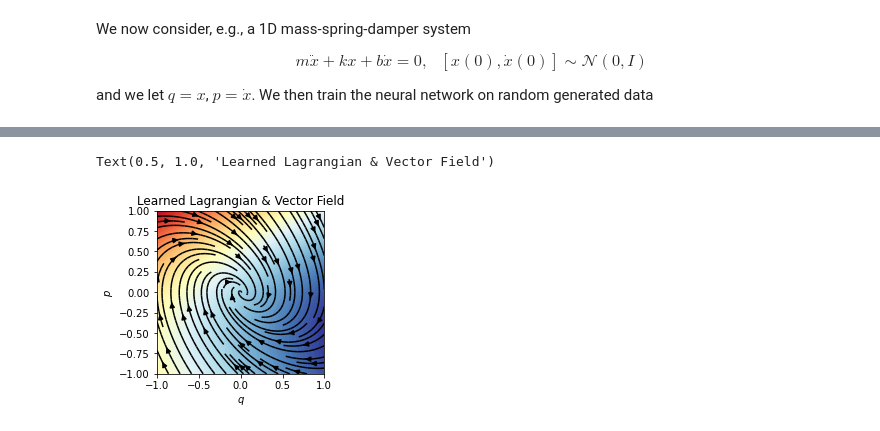
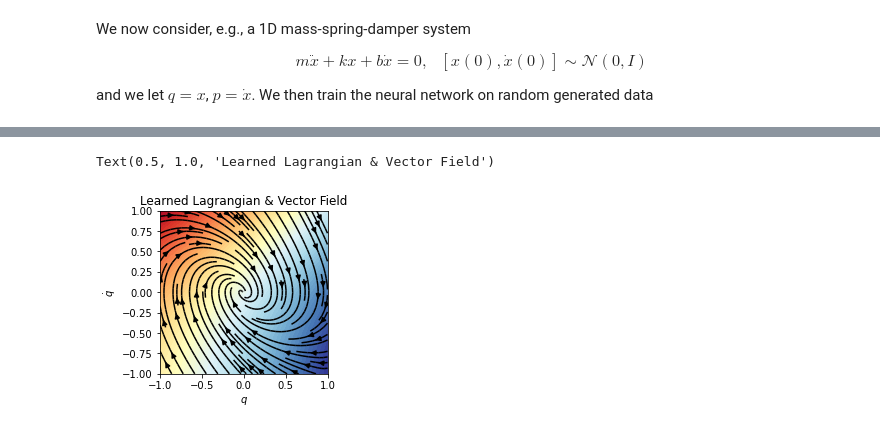
Before and after one commit to DiffEqML/torchdyn, a Jupyter notebook: tutorials/09_lagrangian_nets.ipynb, the cells around one changed output, grey strips where cells are left out. Saved outputs shown, nothing was run; the diff lists cells and outputs as text; code cells hidden in the pictures.

```diff
--- a/tutorials/09_lagrangian_nets.ipynb
+++ b/tutorials/09_lagrangian_nets.ipynb
@@ -255,17 +266,16 @@ class Learner(pl.LightningModule):
         return trainloader
 # %%
 hdim = 128
-net = LNN(nn.Sequential(
-            nn.Linear(2,hdim),
+L = nn.Sequential(
+            nn.Linear(2, hdim),
             nn.Softplus(),
-            nn.Linear(hdim,hdim),
+            nn.Linear(hdim, hdim),
             nn.Softplus(),
-            nn.Linear(hdim,1))
-         ).to(device)
+            nn.Linear(hdim, 1)).to(device)
 
 f = nn.Sequential(
-            nn.Linear(2,hdim),
+            nn.Linear(2, hdim),
             nn.Softplus(),
-            nn.Linear(hdim,1)).to(device)
-
-model = NeuralDE(func=fLNN(L, f)).to(device)
+            nn.Linear(hdim, 1)).to(device)
+net = fLNN(L, f)
+model = NeuralDE(func=net, solver='dopri5').to(device)
@@ -319,25 +336,19 @@ Text(0.5, 1.0, "LNN's learned trajectories")
 # %%
 # Plot Lagrangian and learned vector field
-n_grid =  50
-x = torch.linspace(-1,1,n_grid)
-Q, P = torch.meshgrid(x,x)
-H, U, V = torch.zeros(Q.shape), torch.zeros(Q.shape), torch.zeros(Q.shape)
-for i in range(n_grid):
-    for j in range(n_grid):
-        x = torch.cat([Q[i,j].reshape(1,1),P[i,j].reshape(1,1)],1).to(device)
-        H[i,j] = model.defunc.m.L(x).detach().cpu()
-        O = model.defunc(0,x).detach().cpu()
-        U[i,j], V[i,j] = O[0,0], O[0,1]
-
+n_grid =  50 ; x = torch.linspace(-1, 1, n_grid)
+Q, Qd = torch.meshgrid(x, x); qqd = torch.cat([Q.reshape(-1,1), Qd.reshape(-1,1)], 1).to(device)
+L = model.defunc.m.L(qqd).detach().cpu().reshape(n_grid, n_grid)
+UV = model.defunc(0, qqd).detach().cpu()
+U = UV[:,0].reshape(n_grid, n_grid) ; V = UV[:,1].reshape(n_grid, n_grid)
 fig = plt.figure(figsize=(3,3))
 ax = fig.add_subplot(111)
-ax.contourf(Q,P,H,100,cmap='RdYlBu')
-ax.streamplot(Q.T.numpy(),P.T.numpy(),U.T.numpy(),V.T.numpy(), color='black')
+ax.contourf(Q, Qd, L,100,cmap='RdYlBu')
+ax.streamplot(Q.T.numpy(),Qd.T.numpy(),U.T.numpy(),V.T.numpy(), color='black')
 ax.set_xlim([Q.min(),Q.max()])
-ax.set_ylim([P.min(),P.max()])
+ax.set_ylim([Qd.min(),Qd.max()])
 ax.set_xlabel(r"$q$")
-ax.set_ylabel(r"$p$")
+ax.set_ylabel(r"$\dot q$")
 ax.set_title("Learned Lagrangian & Vector Field")
 # %% [output]
 Text(0.5, 1.0, 'Learned Lagrangian & Vector Field')
-[figure, old version]
+[figure, new version]
```
Also changed, not shown: parts of 17 cells of this notebook, 1 other file.
